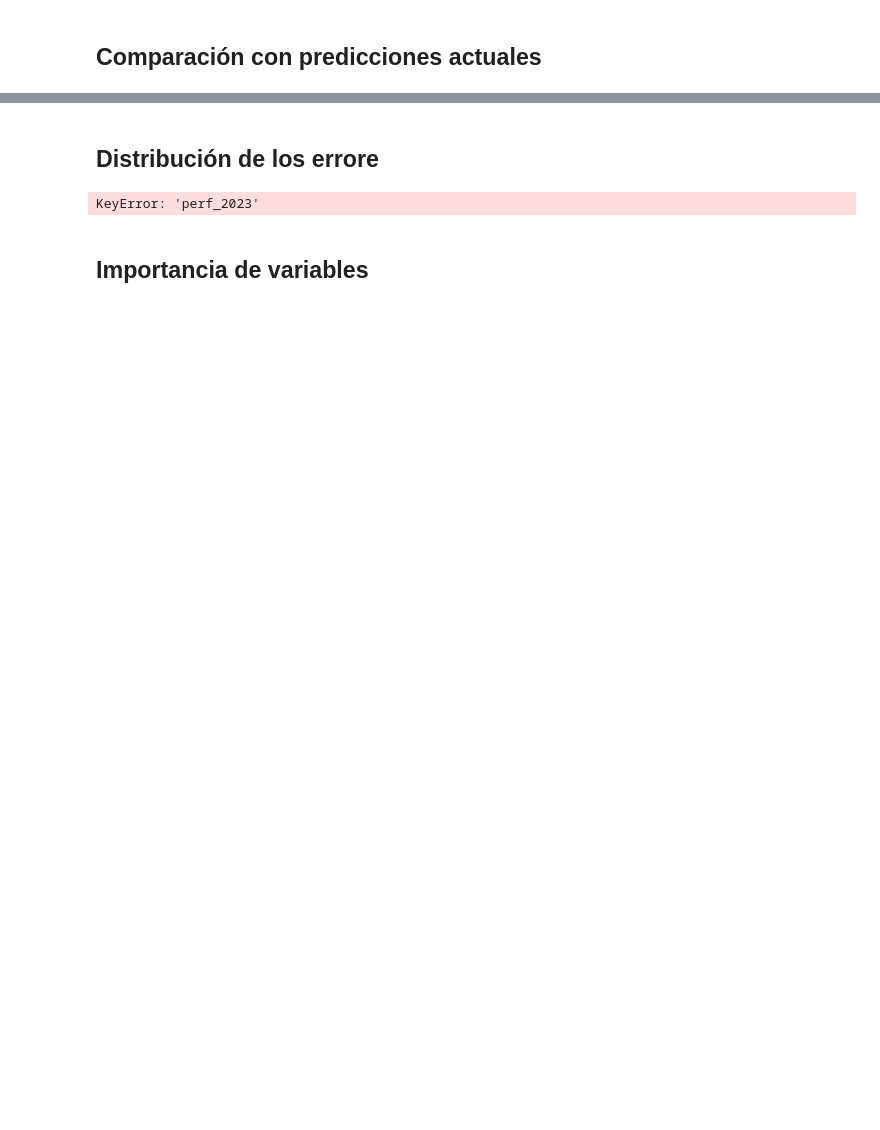
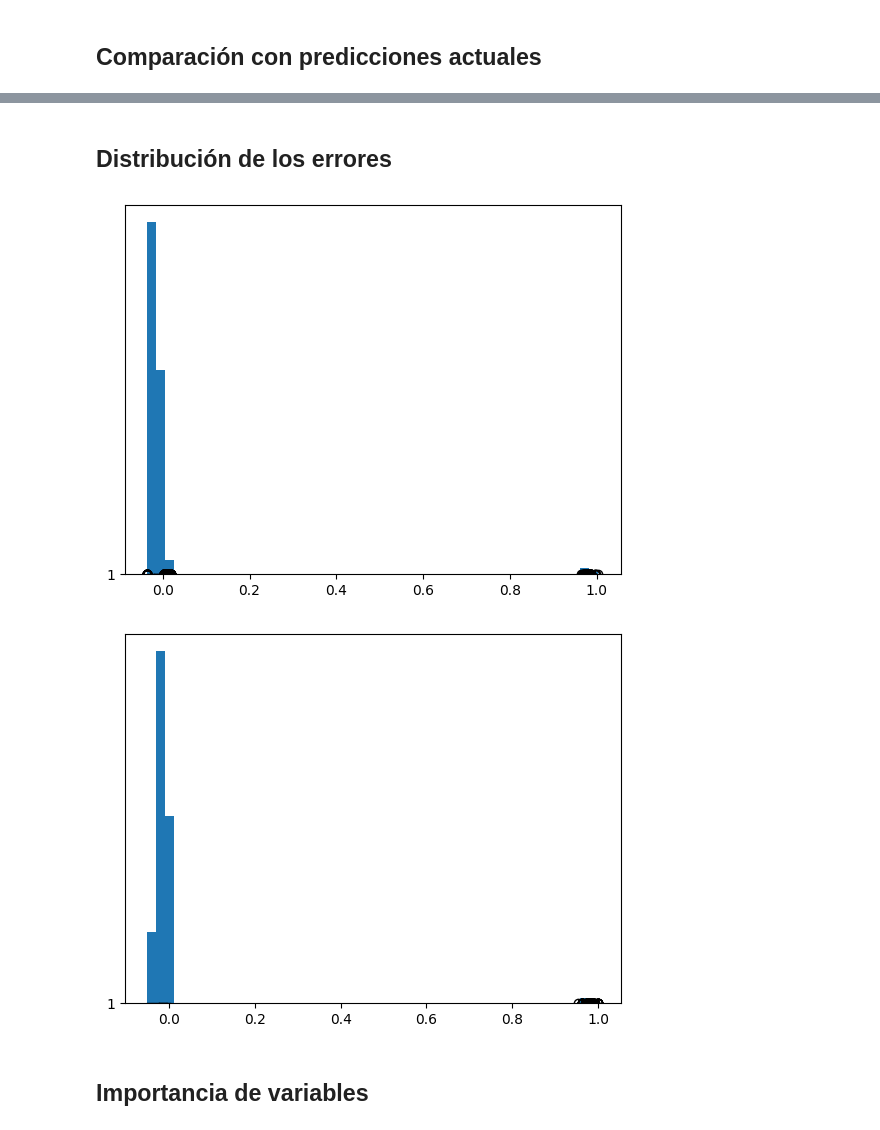
Before and after one commit to JavierBurgos-web/ANALYTICS_lll_First_Project, a Jupyter notebook: Modelos.ipynb, the cells around one changed output, grey strips where cells are left out. Drawn from its saved outputs; the diff is of its cells as text; code cells hidden in the pictures; blank space fills up the shorter version.

```diff
--- a/Modelos.ipynb
+++ b/Modelos.ipynb
@@ -295,31 +329,27 @@ KeyError: 'perf_2023'
 # %% [markdown]
-## Distribución de los errore
+## Distribución de los errores
 # %%
 predictions=cross_val_predict(m_lreg,X2,y,cv=5)
 
 pred=pd.DataFrame(predictions,columns=['pred'])
 pdy=y.to_frame()
-error=pdy['perf_2023']-pred['pred']
+error=pdy['Attrition']-pred['pred']
 
 error.hist(bins=50, grid=False)
-
-
 
 plt.boxplot(error,vert=False)
 plt.show()
 
-
-
 predictions2=cross_val_predict(rf_final,X2,y,cv=5)
 
 pred2=pd.DataFrame(predictions2,columns=['pred'])
-error2=pdy['perf_2023']-pred2['pred']
+error2=pdy['Attrition']-pred2['pred']
 error2.hist(bins=50, grid=False)
-
 
 plt.boxplot(error2,vert=False)
 plt.show()
 # %% [output]
-KeyError: 'perf_2023'
+[figure, added]
+[figure, added]
 # %% [markdown]
 ## Importancia de variables
```
Also changed, not shown: parts of 16 cells of this notebook, 9 other files.
